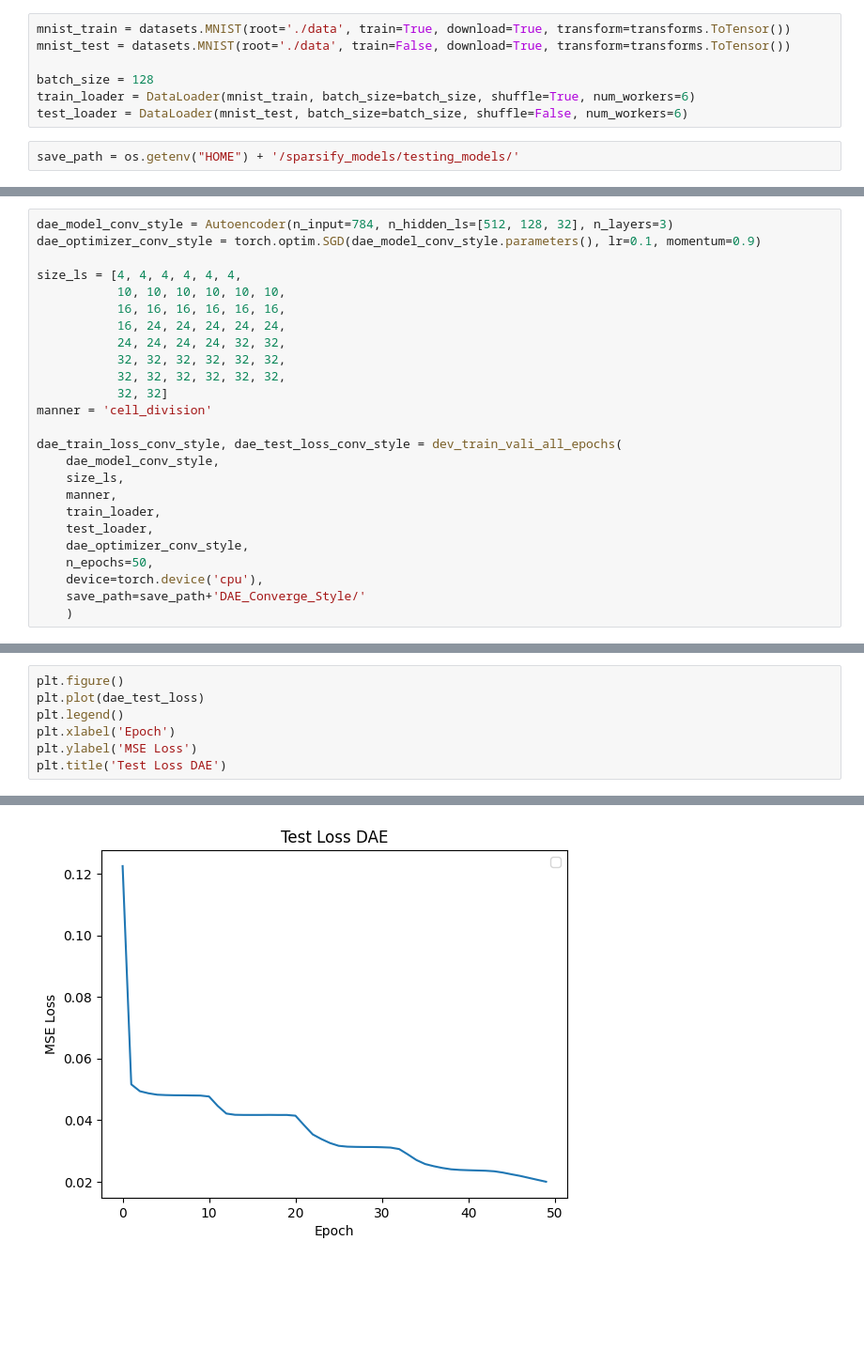
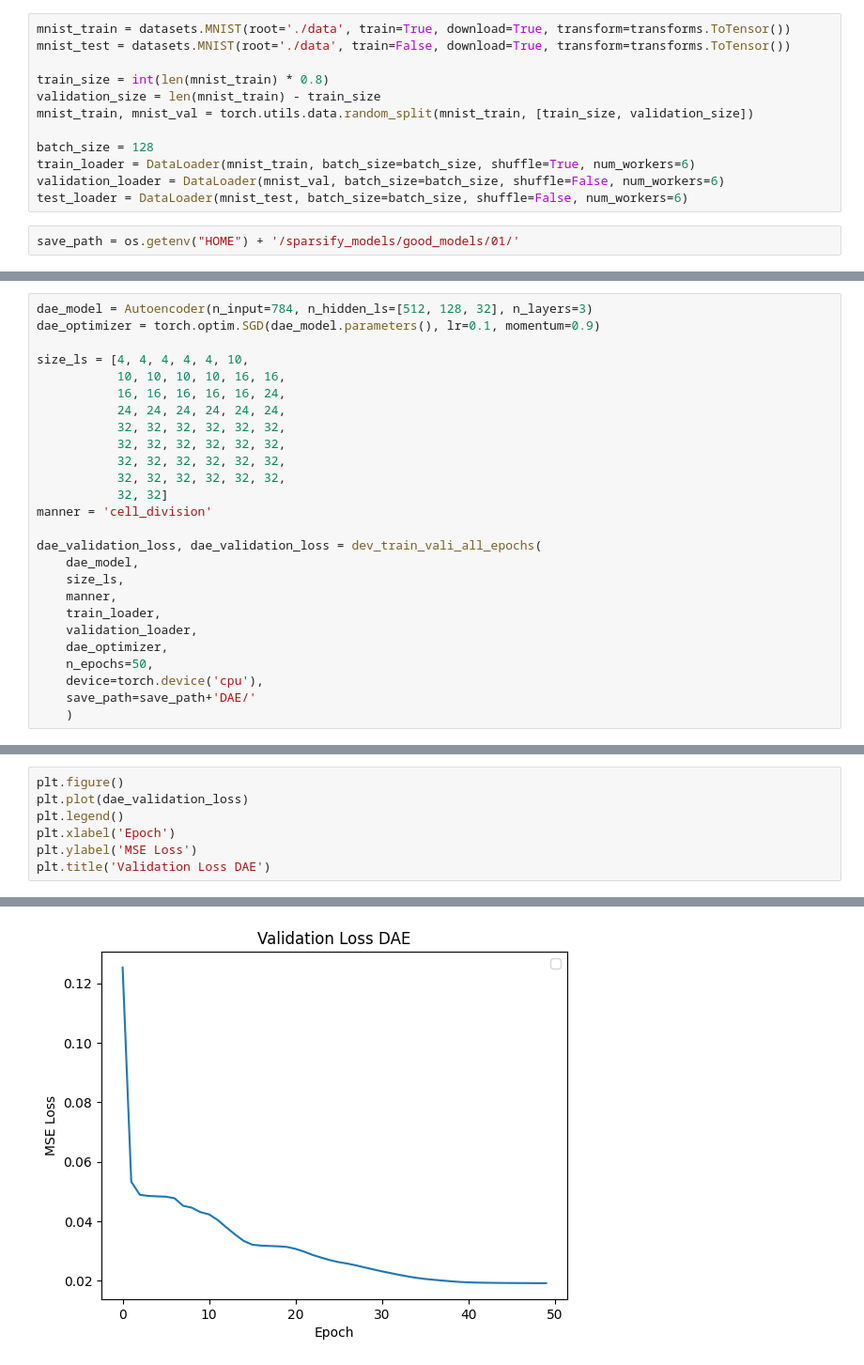
Before and after one commit to DiJam20/developing-autoencoders, a Jupyter notebook: 09_Saving_Models.ipynb, the cells around one changed output, grey strips where cells are left out. Shown at 94% size. Cells and saved outputs as stored; diff of their text form; blank space fills up the shorter version.

```diff
--- a/09_Saving_Models.ipynb
+++ b/09_Saving_Models.ipynb
@@ -14,8 +14,13 @@ from solver import train_vali_all_epochs, dev_train_vali_all_epochs
 mnist_train = datasets.MNIST(root='./data', train=True, download=True, transform=transforms.ToTensor())
 mnist_test = datasets.MNIST(root='./data', train=False, download=True, transform=transforms.ToTensor())
 
+train_size = int(len(mnist_train) * 0.8)
+validation_size = len(mnist_train) - train_size
+mnist_train, mnist_val = torch.utils.data.random_split(mnist_train, [train_size, validation_size])
+
 batch_size = 128
 train_loader = DataLoader(mnist_train, batch_size=batch_size, shuffle=True, num_workers=6)
+validation_loader = DataLoader(mnist_val, batch_size=batch_size, shuffle=False, num_workers=6)
 test_loader = DataLoader(mnist_test, batch_size=batch_size, shuffle=False, num_workers=6)
 # %%
-save_path = os.getenv("HOME") + '/sparsify_models/testing_models/'
+save_path = os.getenv("HOME") + '/sparsify_models/good_models/01/'
@@ -70,25 +105,26 @@ Text(0.5, 1.0, 'Test Loss SAE')
 # %%
-dae_model_conv_style = Autoencoder(n_input=784, n_hidden_ls=[512, 128, 32], n_layers=3)
-dae_optimizer_conv_style = torch.optim.SGD(dae_model_conv_style.parameters(), lr=0.1, momentum=0.9)
+dae_model = Autoencoder(n_input=784, n_hidden_ls=[512, 128, 32], n_layers=3)
+dae_optimizer = torch.optim.SGD(dae_model.parameters(), lr=0.1, momentum=0.9)
 
-size_ls = [4, 4, 4, 4, 4, 4,
-           10, 10, 10, 10, 10, 10,
-           16, 16, 16, 16, 16, 16,
-           16, 24, 24, 24, 24, 24,
-           24, 24, 24, 24, 32, 32,
+size_ls = [4, 4, 4, 4, 4, 10,
+           10, 10, 10, 10, 16, 16,
+           16, 16, 16, 16, 16, 24,
+           24, 24, 24, 24, 24, 24,
+           32, 32, 32, 32, 32, 32,
+           32, 32, 32, 32, 32, 32,
            32, 32, 32, 32, 32, 32,
            32, 32, 32, 32, 32, 32,
            32, 32]
 manner = 'cell_division'
 
-dae_train_loss_conv_style, dae_test_loss_conv_style = dev_train_vali_all_epochs(
-    dae_model_conv_style,
+dae_validation_loss, dae_validation_loss = dev_train_vali_all_epochs(
+    dae_model,
     size_ls,
     manner,
     train_loader,
-    test_loader,
-    dae_optimizer_conv_style,
+    validation_loader,
+    dae_optimizer,
     n_epochs=50,
     device=torch.device('cpu'),
-    save_path=save_path+'DAE_Converge_Style/'
+    save_path=save_path+'DAE/'
     )
@@ -95,8 +198,8 @@ dae_train_loss_conv_style, dae_test_loss_conv_style = dev_train_vali_all_epochs(
 # %%
 plt.figure()
-plt.plot(dae_test_loss)
+plt.plot(dae_validation_loss)
 plt.legend()
 plt.xlabel('Epoch')
 plt.ylabel('MSE Loss')
-plt.title('Test Loss DAE')
+plt.title('Validation Loss DAE')
 # %% [output]
@@ -104 +207 @@ Text(0.5, 1.0, 'Test Loss DAE')
-[figure, old version]
+[figure, new version]
```
Also changed, not shown: parts of 16 cells of this notebook.
